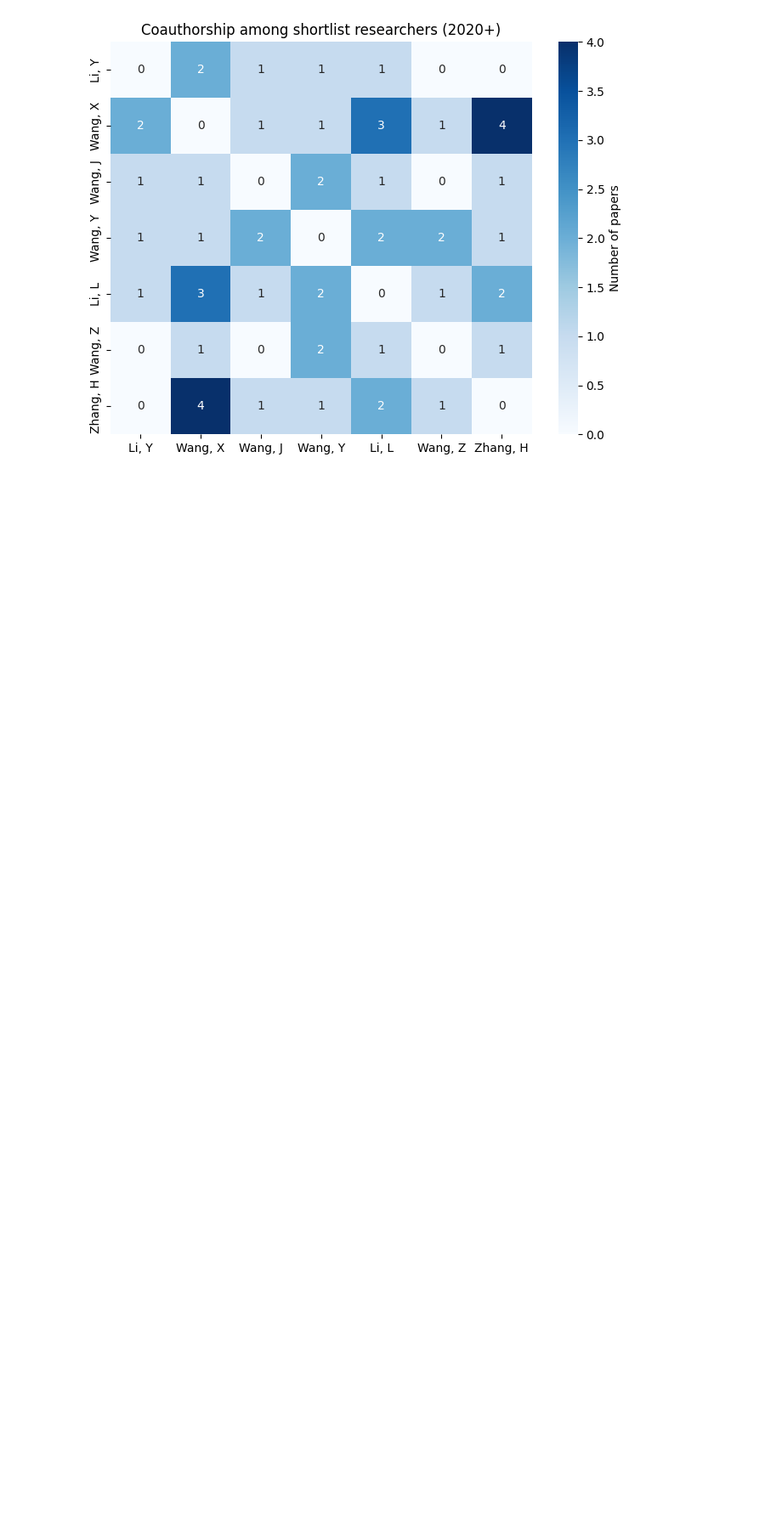
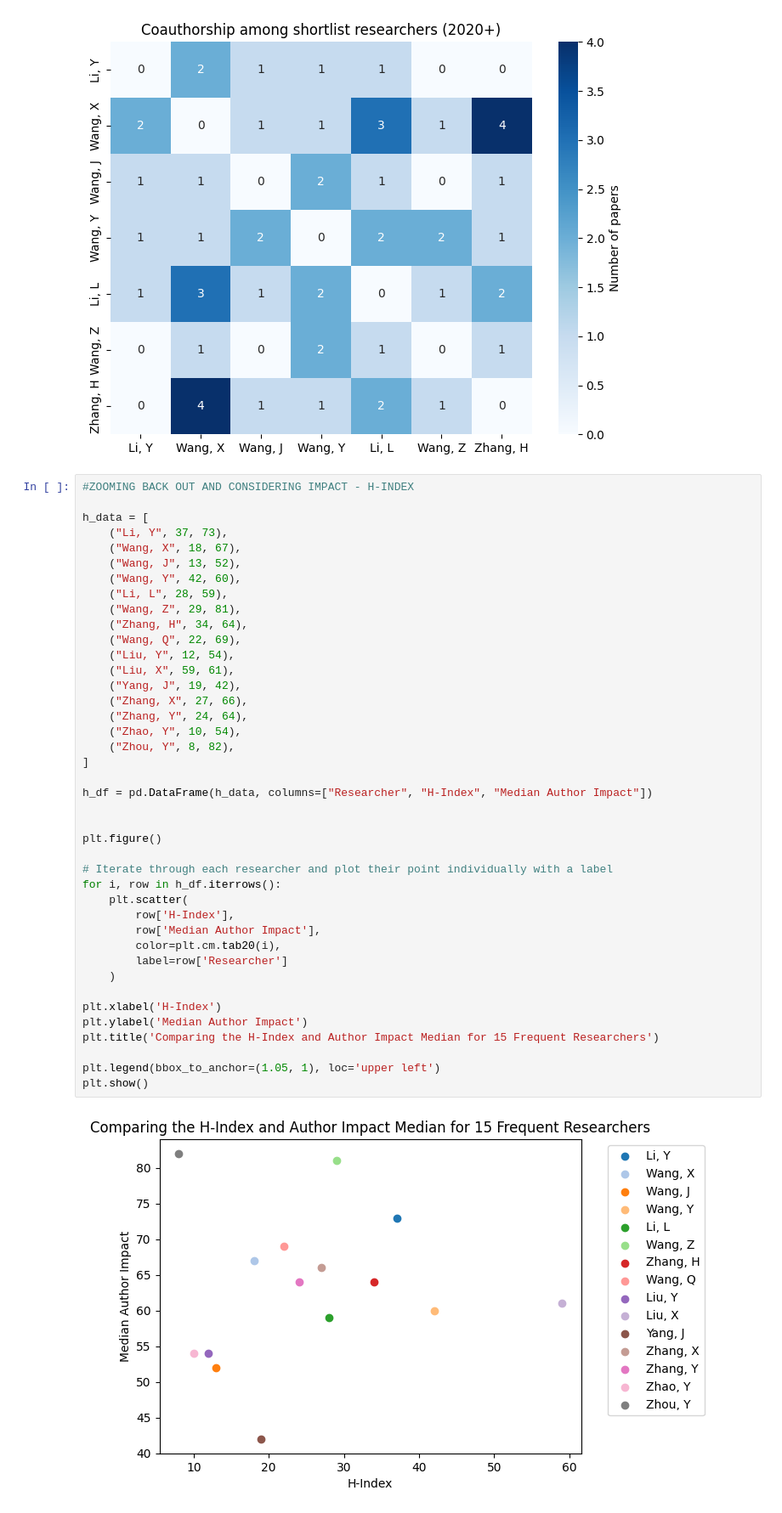
Before and after one commit to LillWawrence/consulting_skills_exam, a Jupyter notebook: mollyconsulting.ipynb, the cells around one changed output. Shown at 85% size. Saved outputs shown, nothing was run; the diff lists cells and outputs as text; blank space fills up the shorter version.

Commit message:
H-Index plots

```diff
--- a/mollyconsulting.ipynb
+++ b/mollyconsulting.ipynb
@@ -404,3 +404,46 @@ plt.show()
 | 15920 | Wang, Y | Zhang, H | 1 | [35368100] |
 | 15941 | Wang, Z | Zhang, H | 1 | [33658560] |
 [figure]
+# %%
+#ZOOMING BACK OUT AND CONSIDERING IMPACT - H-INDEX
+
+h_data = [
+    ("Li, Y", 37, 73),
+    ("Wang, X", 18, 67),
+    ("Wang, J", 13, 52),
+    ("Wang, Y", 42, 60),
+    ("Li, L", 28, 59),
+    ("Wang, Z", 29, 81),
+    ("Zhang, H", 34, 64),
+    ("Wang, Q", 22, 69),
+    ("Liu, Y", 12, 54),
+    ("Liu, X", 59, 61),
+    ("Yang, J", 19, 42),
+    ("Zhang, X", 27, 66),
+    ("Zhang, Y", 24, 64),
+    ("Zhao, Y", 10, 54),
+    ("Zhou, Y", 8, 82),
+]
+
+h_df = pd.DataFrame(h_data, columns=["Researcher", "H-Index", "Median Author Impact"])
+
+
+plt.figure()
+
+# Iterate through each researcher and plot their point individually with a label
+for i, row in h_df.iterrows():
+    plt.scatter(
+        row['H-Index'],
+        row['Median Author Impact'],
+        color=plt.cm.tab20(i),
+        label=row['Researcher']
+    )
+
+plt.xlabel('H-Index')
+plt.ylabel('Median Author Impact')
+plt.title('Comparing the H-Index and Author Impact Median for 15 Frequent Researchers')
+
+plt.legend(bbox_to_anchor=(1.05, 1), loc='upper left')
+plt.show()
+# %% [output]
+[figure, added]
```
